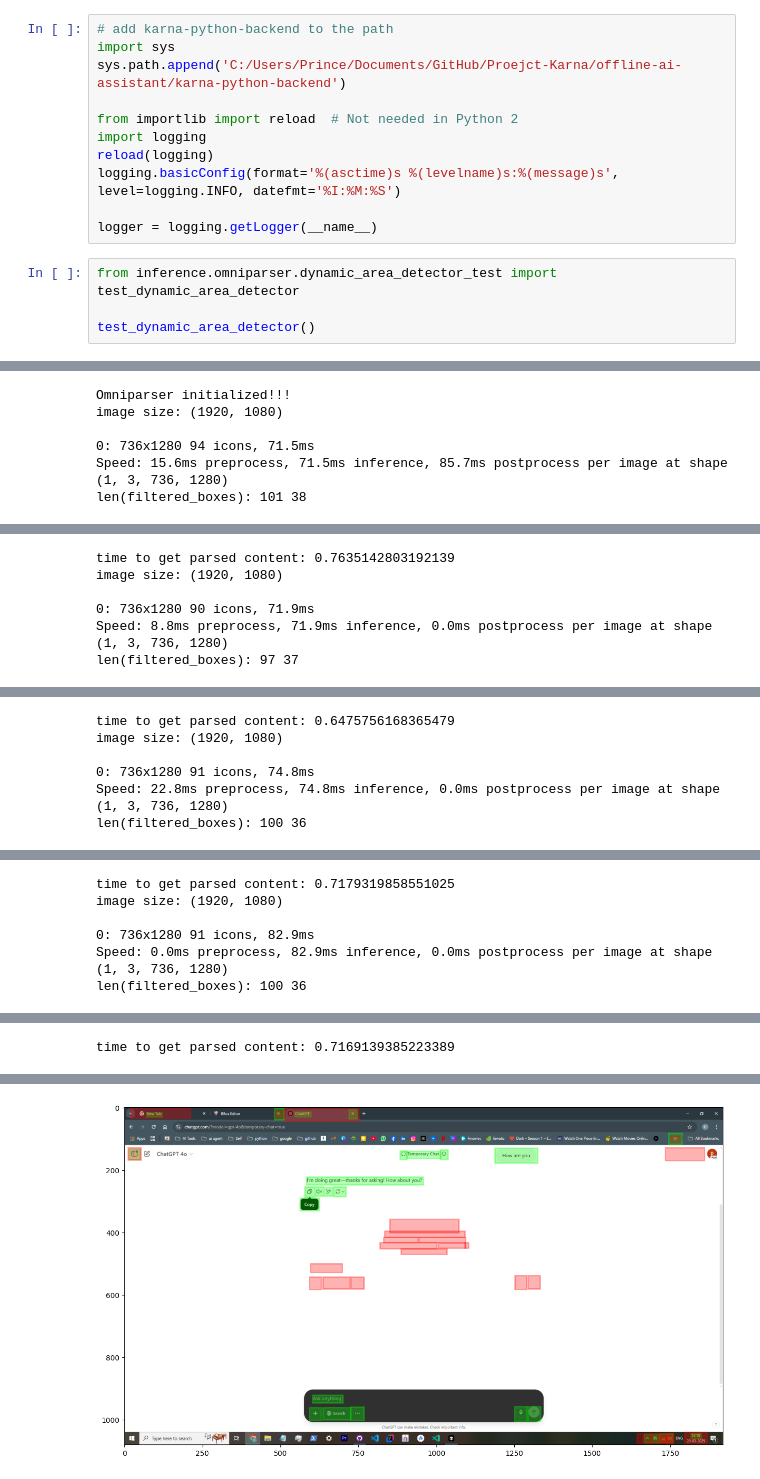
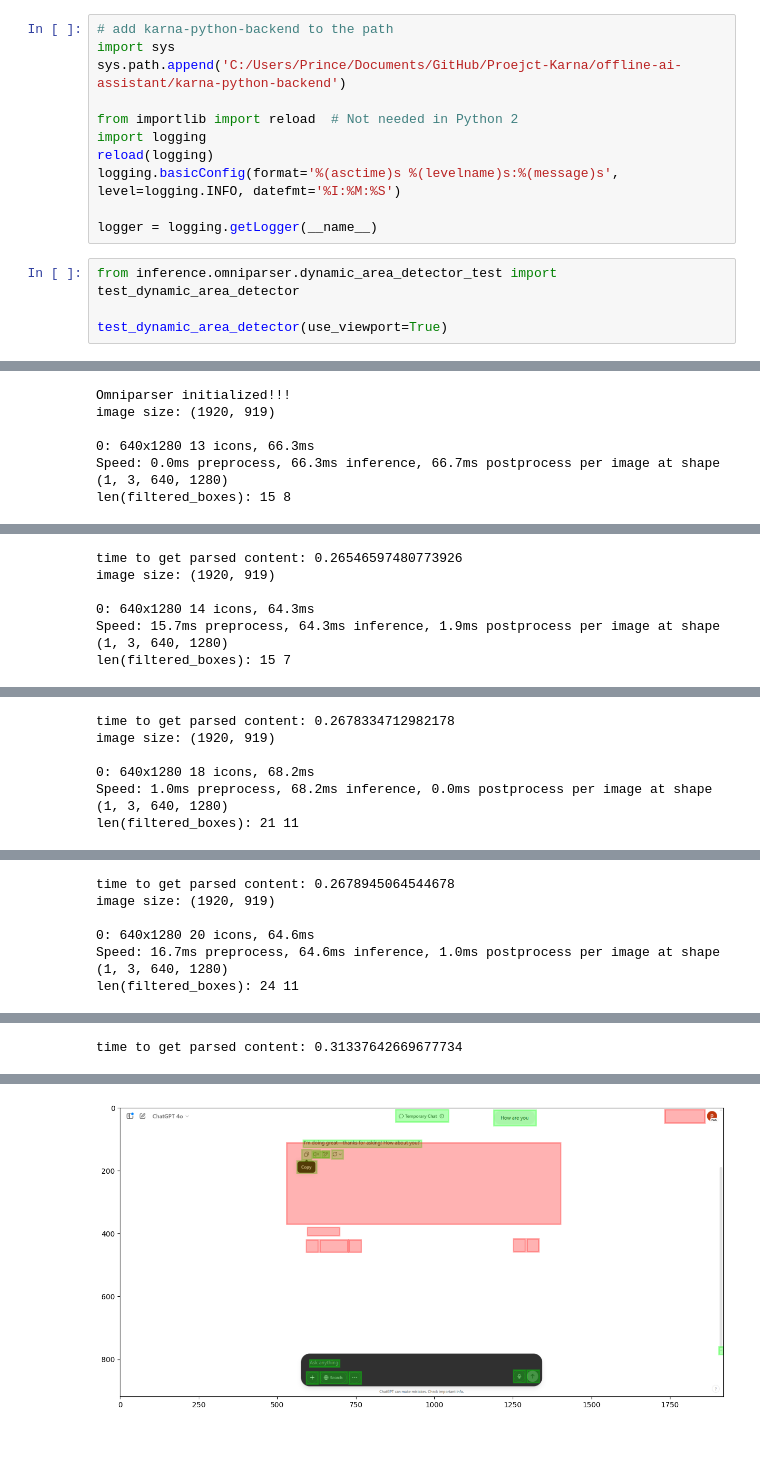
Before and after one commit to maniotrix/offline-ai-assistant, a Jupyter notebook: karna-python-backend/inference/omniparser/dynamic_area_detector.ipynb, the cells around one changed output, grey strips where cells are left out. Cells and saved outputs as stored; diff of their text form; blank space fills up the shorter version.

```diff
--- a/karna-python-backend/inference/omniparser/dynamic_area_detector.ipynb
+++ b/karna-python-backend/inference/omniparser/dynamic_area_detector.ipynb
@@ -12,5 +12,5 @@ logger = logging.getLogger(__name__)
 # %%
 from inference.omniparser.dynamic_area_detector_test import test_dynamic_area_detector
 
-test_dynamic_area_detector()
+test_dynamic_area_detector(use_viewport=True)
 # %% [output]
@@ -27,6 +29,6 @@ Florence2LanguageForConditionalGeneration has generative capabilities, as `prepa
 Omniparser initialized!!!
-image size: (1920, 1080)
+image size: (1920, 919)
 
-0: 736x1280 94 icons, 71.5ms
-Speed: 15.6ms preprocess, 71.5ms inference, 85.7ms postprocess per image at shape (1, 3, 736, 1280)
-len(filtered_boxes): 101 38
+0: 640x1280 13 icons, 66.3ms
+Speed: 0.0ms preprocess, 66.3ms inference, 66.7ms postprocess per image at shape (1, 3, 640, 1280)
+len(filtered_boxes): 15 8
@@ -40,6 +42,6 @@ len(filtered_boxes): 101 38
-time to get parsed content: 0.7635142803192139
-image size: (1920, 1080)
+time to get parsed content: 0.26546597480773926
+image size: (1920, 919)
 
-0: 736x1280 90 icons, 71.9ms
-Speed: 8.8ms preprocess, 71.9ms inference, 0.0ms postprocess per image at shape (1, 3, 736, 1280)
-len(filtered_boxes): 97 37
+0: 640x1280 14 icons, 64.3ms
+Speed: 15.7ms preprocess, 64.3ms inference, 1.9ms postprocess per image at shape (1, 3, 640, 1280)
+len(filtered_boxes): 15 7
@@ -53,6 +55,6 @@ len(filtered_boxes): 97 37
-time to get parsed content: 0.6475756168365479
-image size: (1920, 1080)
+time to get parsed content: 0.2678334712982178
+image size: (1920, 919)
 
-0: 736x1280 91 icons, 74.8ms
-Speed: 22.8ms preprocess, 74.8ms inference, 0.0ms postprocess per image at shape (1, 3, 736, 1280)
-len(filtered_boxes): 100 36
+0: 640x1280 18 icons, 68.2ms
+Speed: 1.0ms preprocess, 68.2ms inference, 0.0ms postprocess per image at shape (1, 3, 640, 1280)
+len(filtered_boxes): 21 11
@@ -66,6 +68,6 @@ len(filtered_boxes): 100 36
-time to get parsed content: 0.7179319858551025
-image size: (1920, 1080)
+time to get parsed content: 0.2678945064544678
+image size: (1920, 919)
 
-0: 736x1280 91 icons, 82.9ms
-Speed: 0.0ms preprocess, 82.9ms inference, 0.0ms postprocess per image at shape (1, 3, 736, 1280)
-len(filtered_boxes): 100 36
+0: 640x1280 20 icons, 64.6ms
+Speed: 16.7ms preprocess, 64.6ms inference, 1.0ms postprocess per image at shape (1, 3, 640, 1280)
+len(filtered_boxes): 24 11
@@ -80 +82 @@ len(filtered_boxes): 100 36
-time to get parsed content: 0.7169139385223389
+time to get parsed content: 0.31337642669677734
@@ -100 +102 @@ time to get parsed content: 0.7169139385223389
-[figure, old version]
+[figure, new version]
```
Also changed, not shown: parts of 1 cell of this notebook, 3 other files.
